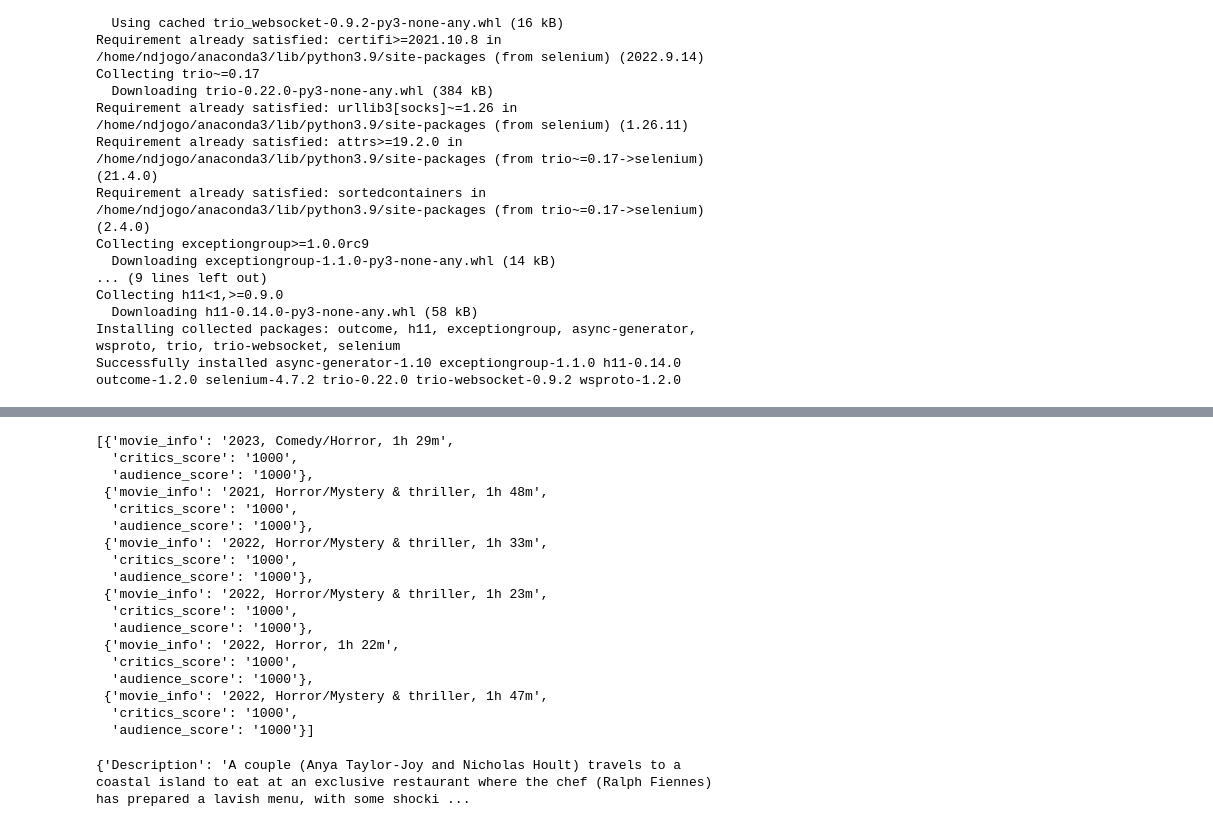
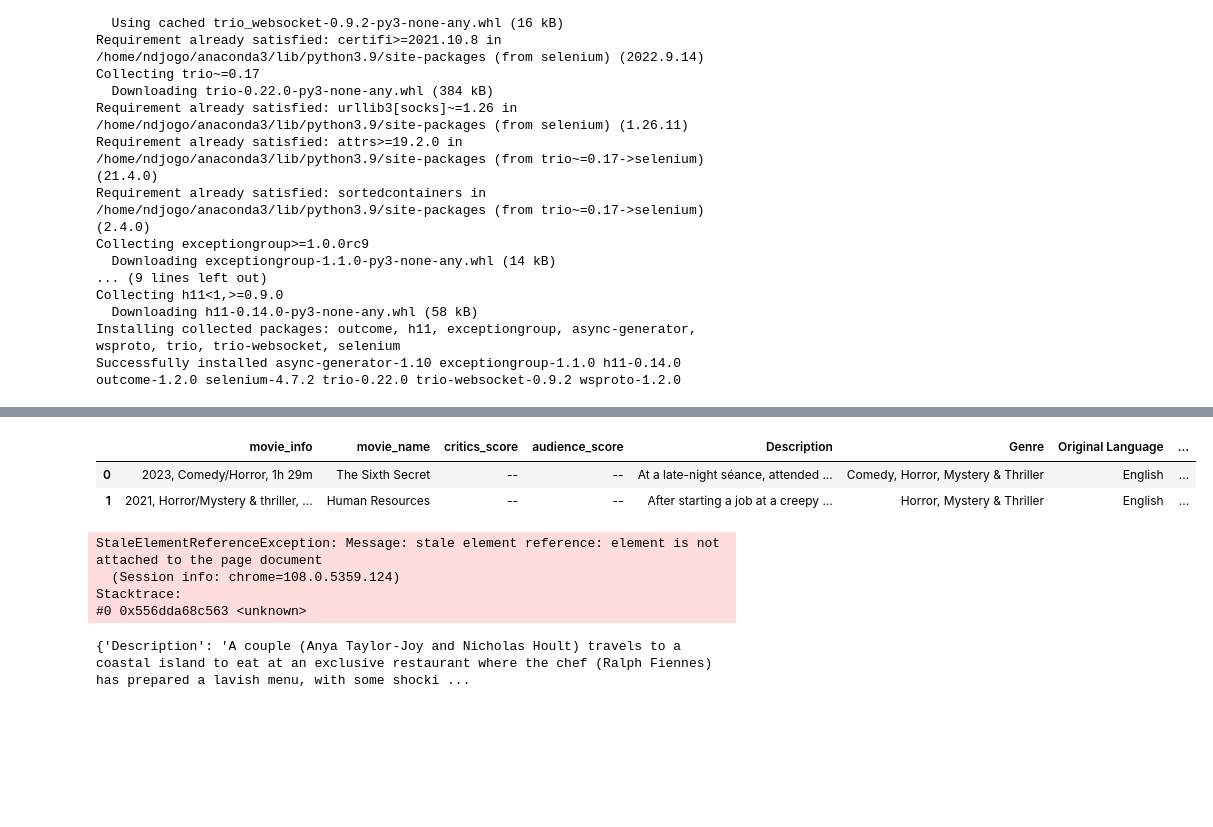
Before and after one commit to ndjogo/data_collection, a Jupyter notebook: selenium_scraping.ipynb, the cells around one changed output, grey strips where cells are left out. Saved outputs shown, nothing was run; the diff lists cells and outputs as text; code cells hidden in the pictures; blank space fills up the shorter version.

```diff
--- a/selenium_scraping.ipynb
+++ b/selenium_scraping.ipynb
@@ -102,4 +102,5 @@ for pages in range(num_pages - 1):
     time.sleep(4)
 
 movies = driver.find_elements(by = By.CLASS_NAME, value = 'js-tile-link')
+movies_text = [movie.text for movie in movies]
 # %%
@@ -130,7 +131,7 @@ movies = driver.find_elements(by = By.CLASS_NAME, value = 'js-tile-link')
 n_movies = 15*num_pages**2+15*num_pages+30
 
 movie_information = []
-for movie in range(1,7):
+for movie in range(1,3):
     movie_dict = {}
     movie_link = driver.find_element(by = By.XPATH, value = f'//*[@id="main-page-content"]/div/div[3]/div/div/a[{movie}]/tile-dynamic/div/span[1]')
     movie_link.click()
@@ -141,28 +142,29 @@ for movie in range(1,7):
     except:
         movie_dict['movie_info'] = 'Not available'
 
-    if "WATCH THE TRAILER" in movies[movie - 1].text:
-        movie_dict["movie_name"] = movies[movie - 1].text.split('\n')[3]
-        movie_dict["critics_score"] = movies[movie - 1].text.split('\n')[1]
-        movie_dict["audience_score"] = movies[movie - 1].text.split('\n')[2]
+    print(movie - 1)
+    print(movies_text[movie - 1])
+
+    if "WATCH THE TRAILER" in movies_text[movie - 1]:
+        movie_dict["movie_name"] = movies_text[movie - 1].split('\n')[3]
+        movie_dict["critics_score"] = movies_text[movie - 1].split('\n')[1]
+        movie_dict["audience_score"] = movies_text[movie - 1].split('\n')[2]
     else:
-        movie_dict["movie_name"] = movies[movie - 1].text.split('\n')[2]
-        movie_dict["critics_score"] = movies[movie - 1].text.split('\n')[0]
-        movie_dict["audience_score"] = movies[movie - 1].text.split('\n')[1]
+        movie_dict["movie_name"] = movies_text[movie - 1].split('\n')[2]
+        movie_dict["critics_score"] = movies_text[movie - 1].split('\n')[0]
+        movie_dict["audience_score"] = movies_text[movie - 1].split('\n')[1]
 
-    if movie_dict["audience_score"] == "--" :
-        movie_extra_info = driver.find_element(by = By.XPATH, value = '//*[@id="mainColumn"]/section[2]/div/div')
-    else:
-        movie_extra_info = driver.find_element(by = By.XPATH, value = '//*[@id="mainColumn"]/section[3]/div/div')
 
-    movie_text = movie_extra_info.text.split('\n')
-    print(movie_text)
-    movie_dict['Description'] = movie_text[0]
-    for i in range(1,len(movie_text)):
-        temp_split = movie_text[i].split(': ')
+    movie_dict['Description'] = driver.find_element(by = By.XPATH, value = '//*[@id="movieSynopsis"]').text
+    extra_movie_info  = driver.find_element(by = By.CSS_SELECTOR, value = '#mainColumn > section.panel.panel-rt.panel-box.movie_info.media > div > div > ul').text
+    print(extra_movie_info)
+    print(type(extra_movie_info))
+    split_movie_info = extra_movie_info .split('\n')
+    for i in range(len(split_movie_info)):
+        temp_split = split_movie_info[i].split(': ')
         movie_dict[temp_split[0]] = temp_split[1]
 
     movie_information.append(movie_dict)
     driver.back()
-    time.sleep(4)
+    time.sleep(2)
 # %% [output]
@@ -173,24 +188,19 @@ Stacktrace:
+# %%
+import pandas as pd
+
+movie_dataframe = pd.DataFrame.from_dict(movie_information)
+movie_dataframe
+# %% [output]
+|  | movie_info | movie_name | critics_score | audience_score | Description | Genre | Original Language | ... |
+| 0 | 2023, Comedy/Horror, 1h 29m | The Sixth Secret | -- | -- | At a late-night séance, attended ... | Comedy, Horror, Mystery & Thriller | English | ... |
+| 1 | 2021, Horror/Mystery & thriller, ... | Human Resources | -- | -- | After starting a job at a creepy ... | Horror, Mystery & Thriller | English | ... |
 # %%
-movie_information
+movies[0].text
 # %% [output]
-[{'movie_info': '2023, Comedy/Horror, 1h 29m',
-  'critics_score': '1000',
-  'audience_score': '1000'},
- {'movie_info': '2021, Horror/Mystery & thriller, 1h 48m',
-  'critics_score': '1000',
-  'audience_score': '1000'},
- {'movie_info': '2022, Horror/Mystery & thriller, 1h 33m',
-  'critics_score': '1000',
-  'audience_score': '1000'},
- {'movie_info': '2022, Horror/Mystery & thriller, 1h 23m',
-  'critics_score': '1000',
-  'audience_score': '1000'},
- {'movie_info': '2022, Horror, 1h 22m',
-  'critics_score': '1000',
-  'audience_score': '1000'},
- {'movie_info': '2022, Horror/Mystery & thriller, 1h 47m',
-  'critics_score': '1000',
-  'audience_score': '1000'}]
+StaleElementReferenceException: Message: stale element reference: element is not attached to the page document
+  (Session info: chrome=108.0.5359.124)
+Stacktrace:
+#0 0x556dda68c563 <unknown>
 # %%
 #driver.get("https://www.rottentomatoes.com/m/the_menu")
 test_selector = driver.find_element(by = By.XPATH, value = '//*[@id="mainColumn"]/section[3]/div/div')
```
Also changed, not shown: parts of 2 cells of this notebook.
